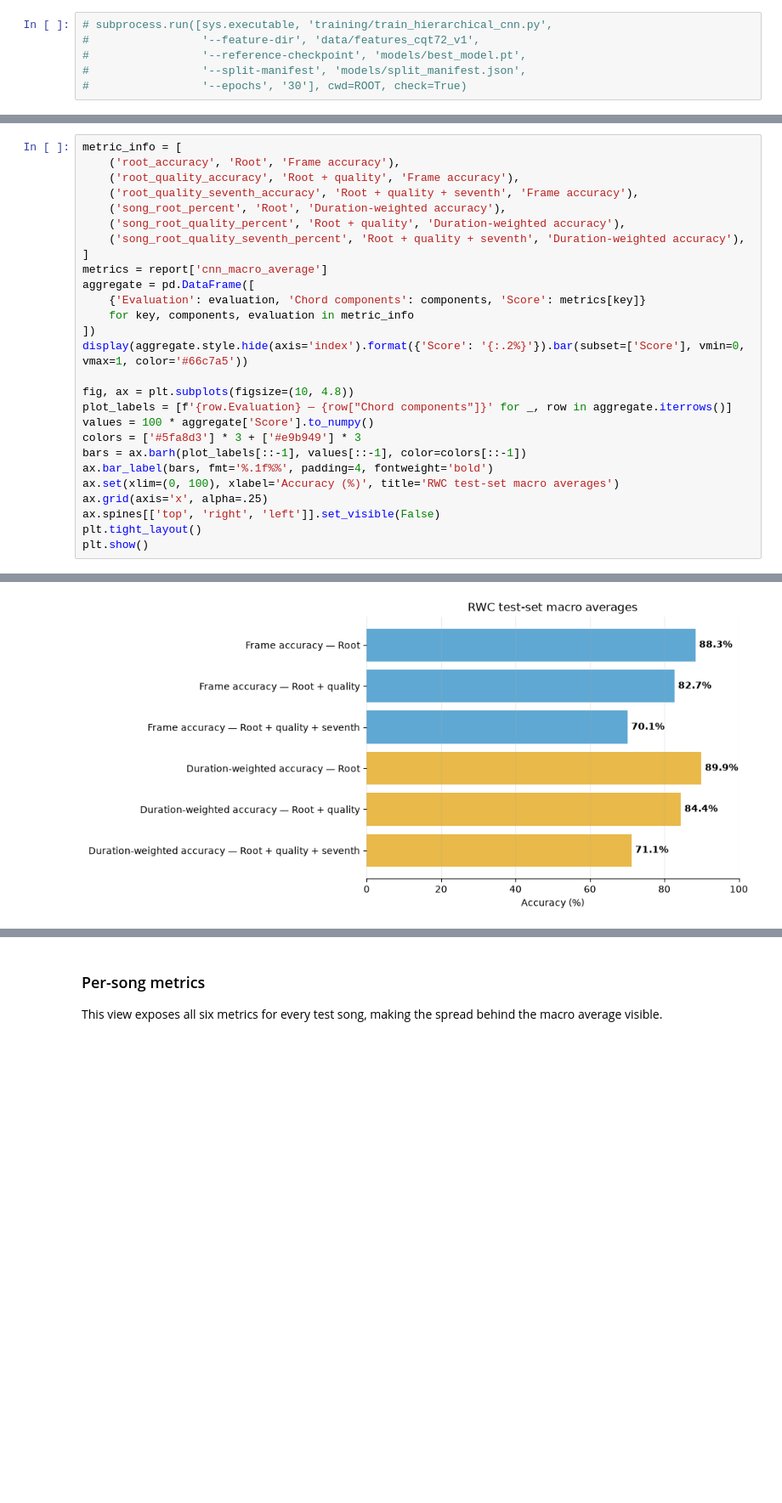
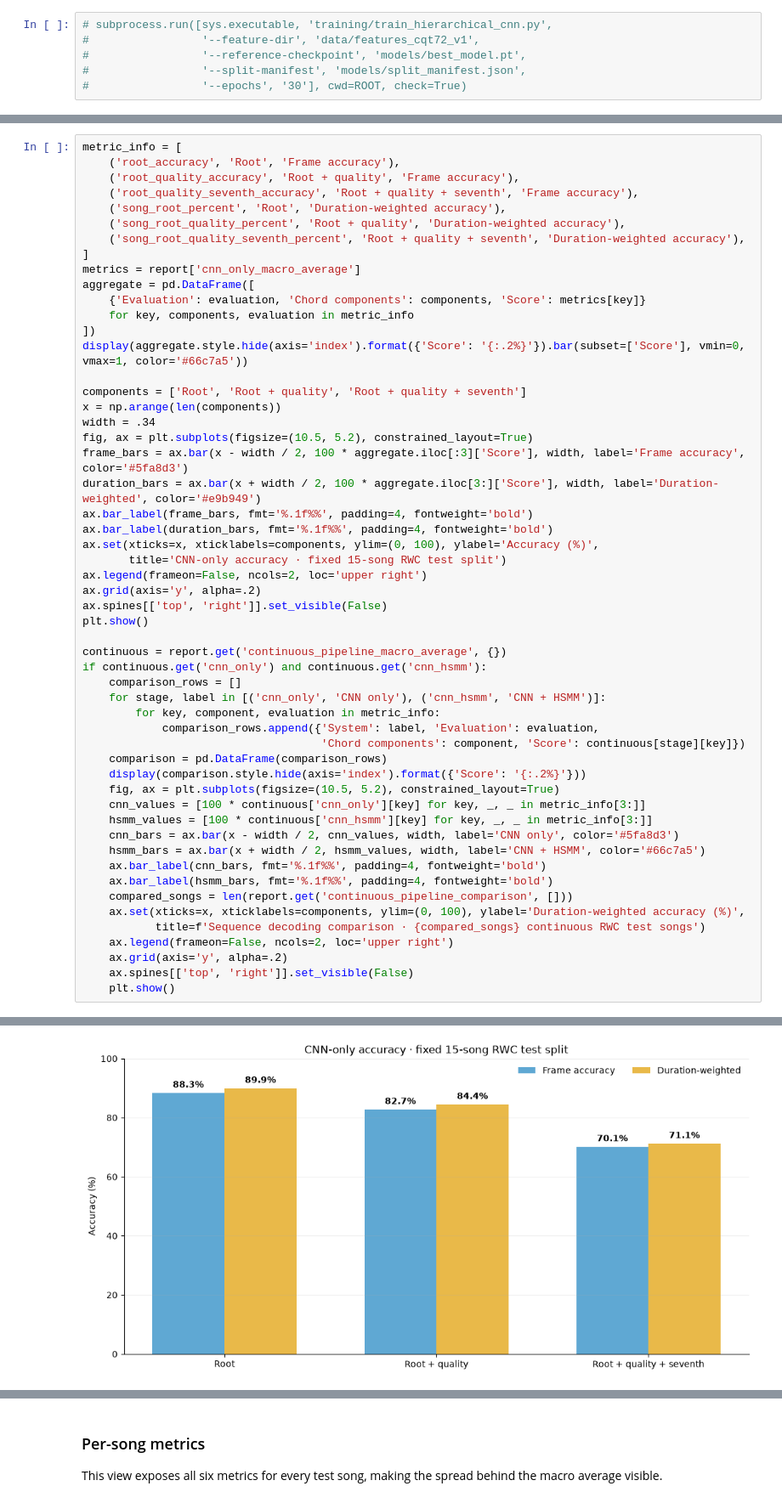
Before and after one commit to hanneswesterberg/dt2470-project, a Jupyter notebook: submission/project_presentation.ipynb, the cells around one changed output, grey strips where cells are left out. Shown at 85% size. Drawn from its saved outputs; the diff is of its cells as text; blank space fills up the shorter version.

Commit message:
Add full 15-song HSMM evaluation and Colab notebook

```diff
--- a/submission/project_presentation.ipynb
+++ b/submission/project_presentation.ipynb
@@ -98,36 +105,63 @@ The table and chart contain every metric written by the evaluator. Values are ma
 # %%
 metric_info = [
     ('root_accuracy', 'Root', 'Frame accuracy'),
     ('root_quality_accuracy', 'Root + quality', 'Frame accuracy'),
     ('root_quality_seventh_accuracy', 'Root + quality + seventh', 'Frame accuracy'),
     ('song_root_percent', 'Root', 'Duration-weighted accuracy'),
     ('song_root_quality_percent', 'Root + quality', 'Duration-weighted accuracy'),
     ('song_root_quality_seventh_percent', 'Root + quality + seventh', 'Duration-weighted accuracy'),
 ]
-metrics = report['cnn_macro_average']
+metrics = report['cnn_only_macro_average']
 aggregate = pd.DataFrame([
     {'Evaluation': evaluation, 'Chord components': components, 'Score': metrics[key]}
     for key, components, evaluation in metric_info
 ])
 display(aggregate.style.hide(axis='index').format({'Score': '{:.2%}'}).bar(subset=['Score'], vmin=0, vmax=1, color='#66c7a5'))
 
-fig, ax = plt.subplots(figsize=(10, 4.8))
-plot_labels = [f'{row.Evaluation} — {row["Chord components"]}' for _, row in aggregate.iterrows()]
-values = 100 * aggregate['Score'].to_numpy()
-colors = ['#5fa8d3'] * 3 + ['#e9b949'] * 3
-bars = ax.barh(plot_labels[::-1], values[::-1], color=colors[::-1])
-ax.bar_label(bars, fmt='%.1f%%', padding=4, fontweight='bold')
-ax.set(xlim=(0, 100), xlabel='Accuracy (%)', title='RWC test-set macro averages')
-ax.grid(axis='x', alpha=.25)
-ax.spines[['top', 'right', 'left']].set_visible(False)
-plt.tight_layout()
+components = ['Root', 'Root + quality', 'Root + quality + seventh']
+x = np.arange(len(components))
+width = .34
+fig, ax = plt.subplots(figsize=(10.5, 5.2), constrained_layout=True)
+frame_bars = ax.bar(x - width / 2, 100 * aggregate.iloc[:3]['Score'], width, label='Frame accuracy', color='#5fa8d3')
+duration_bars = ax.bar(x + width / 2, 100 * aggregate.iloc[3:]['Score'], width, label='Duration-weighted', color='#e9b949')
+ax.bar_label(frame_bars, fmt='%.1f%%', padding=4, fontweight='bold')
+ax.bar_label(duration_bars, fmt='%.1f%%', padding=4, fontweight='bold')
+ax.set(xticks=x, xticklabels=components, ylim=(0, 100), ylabel='Accuracy (%)',
+       title='CNN-only accuracy · fixed 15-song RWC test split')
+ax.legend(frameon=False, ncols=2, loc='upper right')
+ax.grid(axis='y', alpha=.2)
+ax.spines[['top', 'right']].set_visible(False)
 plt.show()
+
+continuous = report.get('continuous_pipeline_macro_average', {})
+if continuous.get('cnn_only') and continuous.get('cnn_hsmm'):
+    comparison_rows = []
+    for stage, label in [('cnn_only', 'CNN only'), ('cnn_hsmm', 'CNN + HSMM')]:
+        for key, component, evaluation in metric_info:
+            comparison_rows.append({'System': label, 'Evaluation': evaluation,
+                                    'Chord components': component, 'Score': continuous[stage][key]})
+    comparison = pd.DataFrame(comparison_rows)
+    display(comparison.style.hide(axis='index').format({'Score': '{:.2%}'}))
+    fig, ax = plt.subplots(figsize=(10.5, 5.2), constrained_layout=True)
+    cnn_values = [100 * continuous['cnn_only'][key] for key, _, _ in metric_info[3:]]
+    hsmm_values = [100 * continuous['cnn_hsmm'][key] for key, _, _ in metric_info[3:]]
+    cnn_bars = ax.bar(x - width / 2, cnn_values, width, label='CNN only', color='#5fa8d3')
+    hsmm_bars = ax.bar(x + width / 2, hsmm_values, width, label='CNN + HSMM', color='#66c7a5')
+    ax.bar_label(cnn_bars, fmt='%.1f%%', padding=4, fontweight='bold')
+    ax.bar_label(hsmm_bars, fmt='%.1f%%', padding=4, fontweight='bold')
+    compared_songs = len(report.get('continuous_pipeline_comparison', []))
+    ax.set(xticks=x, xticklabels=components, ylim=(0, 100), ylabel='Duration-weighted accuracy (%)',
+           title=f'Sequence decoding comparison · {compared_songs} continuous RWC test songs')
+    ax.legend(frameon=False, ncols=2, loc='upper right')
+    ax.grid(axis='y', alpha=.2)
+    ax.spines[['top', 'right']].set_visible(False)
+    plt.show()
 # %% [output]
 | Evaluation | Chord components | Score |
 | Frame accuracy | Root | 88.32% |
 | Frame accuracy | Root + quality | 82.68% |
 | Frame accuracy | Root + quality + seventh | 70.09% |
 | Duration-weighted accuracy | Root | 89.90% |
 | Duration-weighted accuracy | Root + quality | 84.39% |
 | Duration-weighted accuracy | Root + quality + seventh | 71.14% |
-[figure, old version]
+[figure, new version]
```
Also changed, not shown: parts of 10 cells of this notebook, 42 other files.
